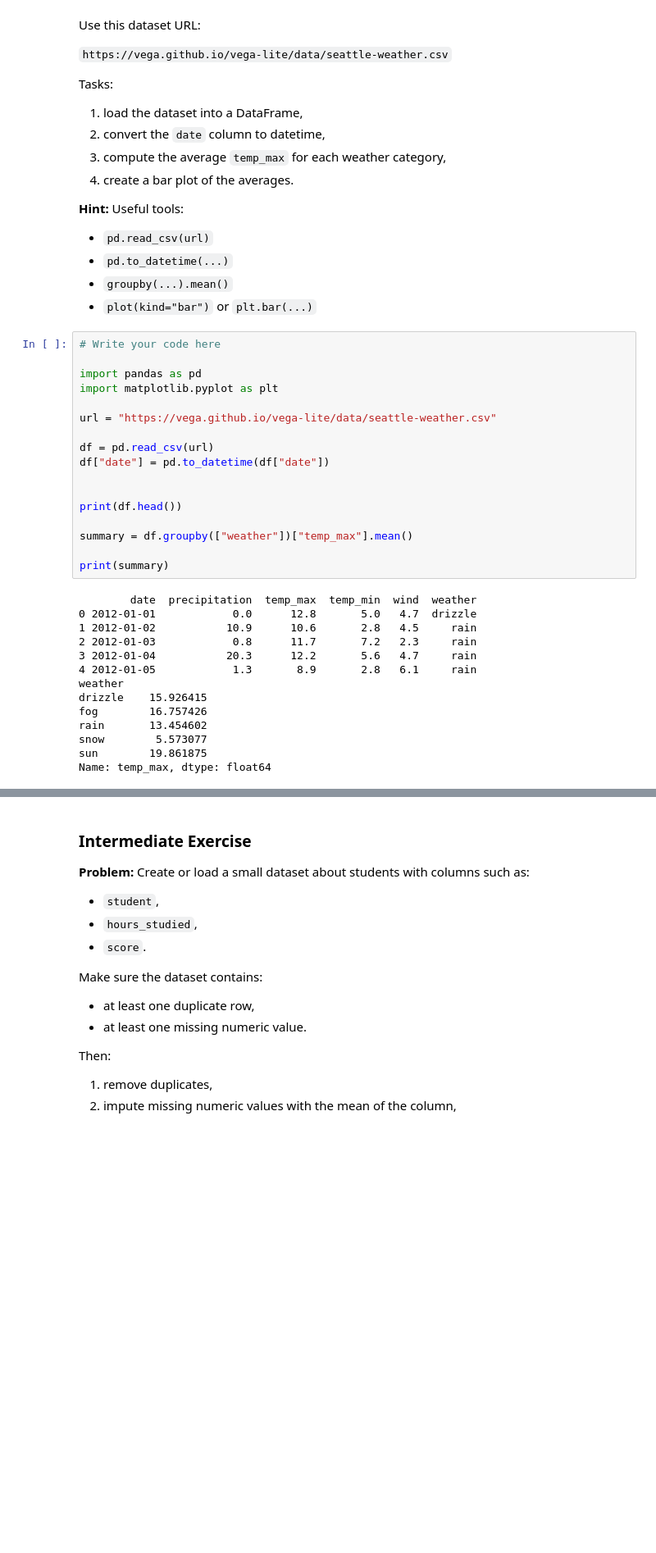
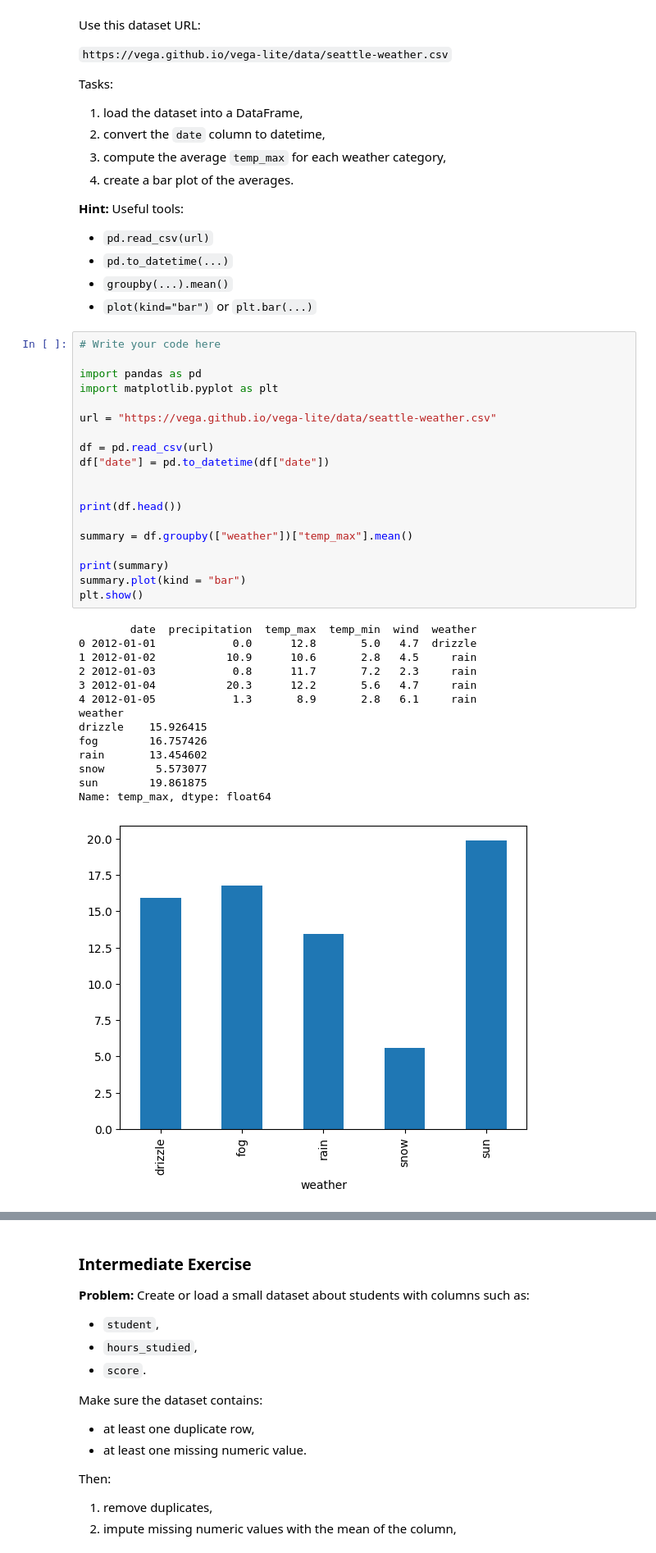
Before and after one commit to caroccialberto/Python2026, a Jupyter notebook: 0603_in_class_exercise_notebook.ipynb, the cells around one changed output, grey strips where cells are left out. Shown at 82% size. Drawn from its saved outputs; the diff is of its cells as text; blank space fills up the shorter version.

```diff
--- a/0603_in_class_exercise_notebook.ipynb
+++ b/0603_in_class_exercise_notebook.ipynb
@@ -420,33 +420,36 @@ Tasks:
 # Write your code here
 
 import pandas as pd
 import matplotlib.pyplot as plt
 
 url = "https://vega.github.io/vega-lite/data/seattle-weather.csv"
 
 df = pd.read_csv(url)
 df["date"] = pd.to_datetime(df["date"])
 
 
 print(df.head())
 
 summary = df.groupby(["weather"])["temp_max"].mean()
 
 print(summary)
+summary.plot(kind = "bar")
+plt.show()
 # %% [output]
         date  precipitation  temp_max  temp_min  wind  weather
 0 2012-01-01            0.0      12.8       5.0   4.7  drizzle
 1 2012-01-02           10.9      10.6       2.8   4.5     rain
 2 2012-01-03            0.8      11.7       7.2   2.3     rain
 3 2012-01-04           20.3      12.2       5.6   4.7     rain
 4 2012-01-05            1.3       8.9       2.8   6.1     rain
 weather
 drizzle    15.926415
 fog        16.757426
 rain       13.454602
 snow        5.573077
 sun        19.861875
 Name: temp_max, dtype: float64
+[figure, added]
 # %%
 # Write your code here
 
```
Also changed, not shown: parts of 2 cells of this notebook.
